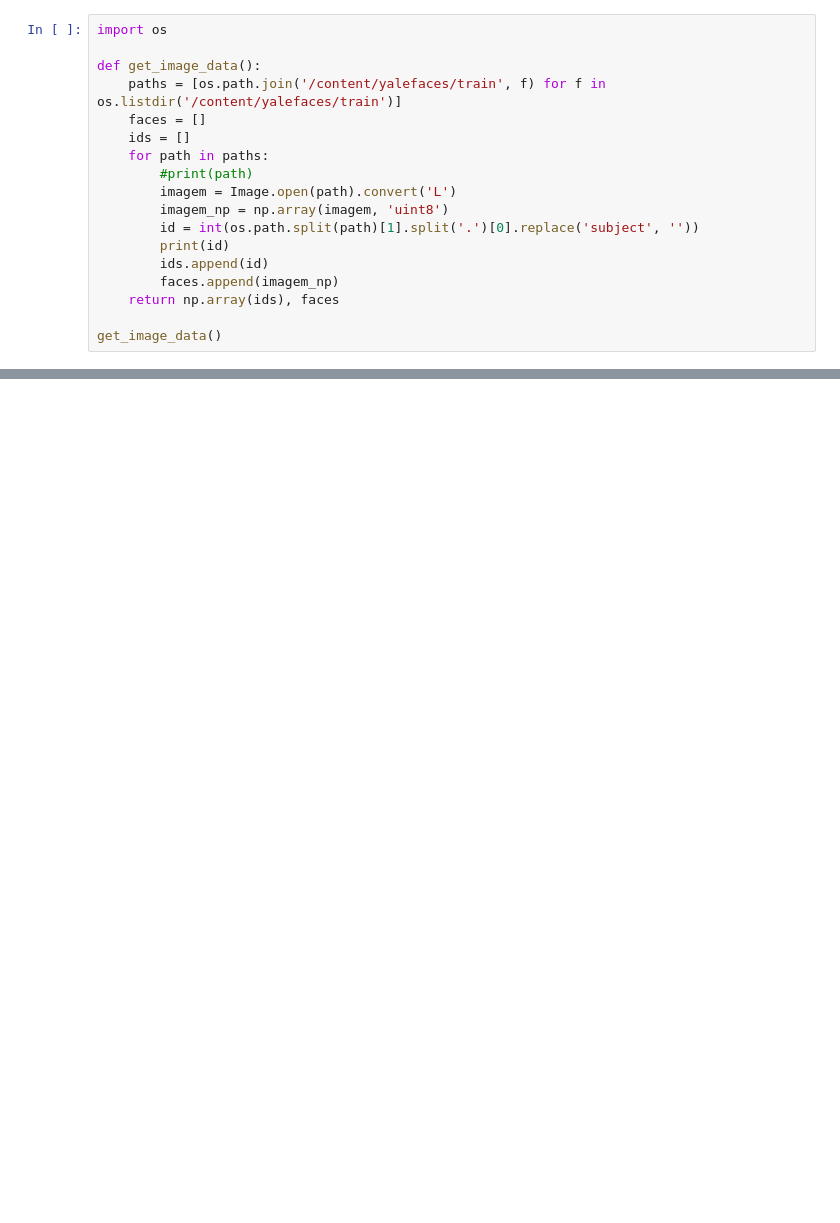
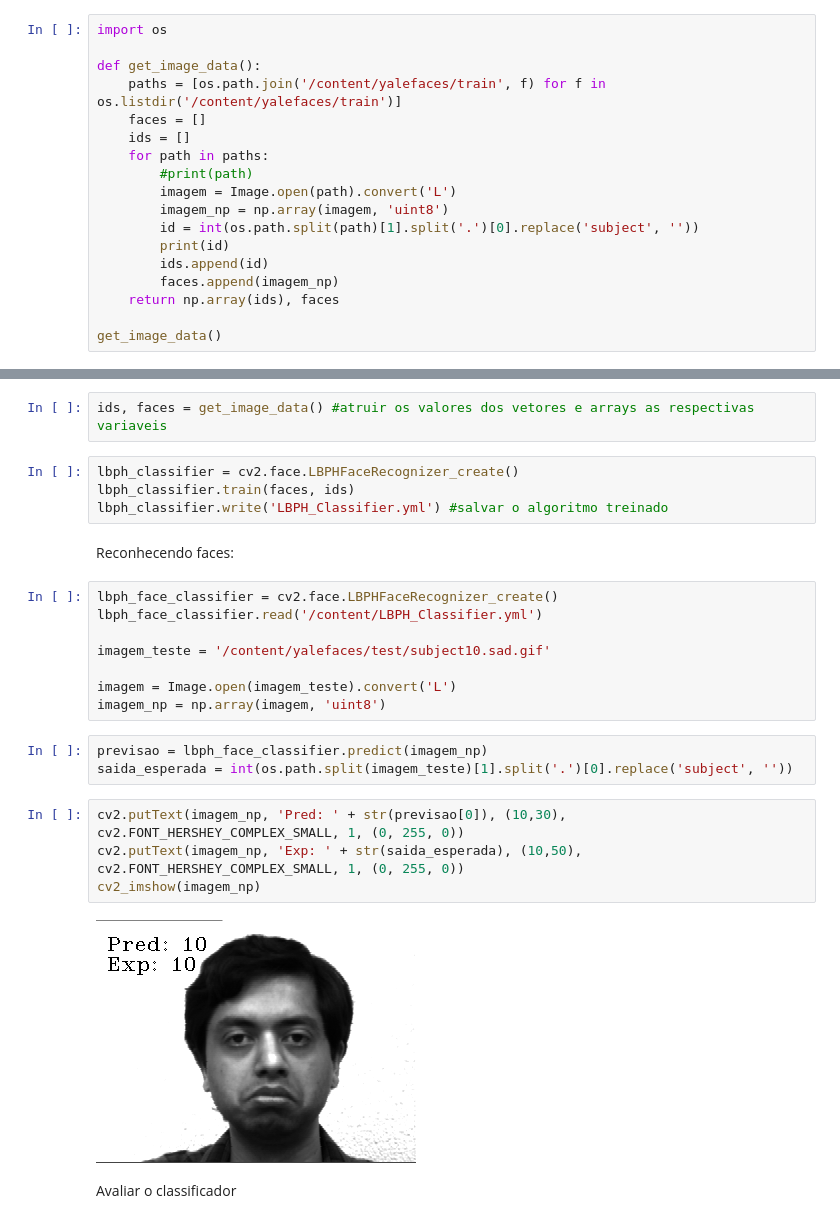
Before and after one commit to Sonryu/Computer-Vision-, a Jupyter notebook: Base_De_Dados_OpenCV_e_Dlib_LBPH.ipynb, the cells around one changed output, grey strips where cells are left out. Saved outputs shown, nothing was run; the diff lists cells and outputs as text; blank space fills up the shorter version.

```diff
--- a/Base_De_Dados_OpenCV_e_Dlib_LBPH.ipynb
+++ b/Base_De_Dados_OpenCV_e_Dlib_LBPH.ipynb
@@ -35,0 +44,27 @@ get_image_data()
+# %%
+ids, faces = get_image_data() #atruir os valores dos vetores e arrays as respectivas variaveis
+# %%
+lbph_classifier = cv2.face.LBPHFaceRecognizer_create()
+lbph_classifier.train(faces, ids)
+lbph_classifier.write('LBPH_Classifier.yml') #salvar o algoritmo treinado
+# %% [markdown]
+Reconhecendo faces:
+# %%
+lbph_face_classifier = cv2.face.LBPHFaceRecognizer_create()
+lbph_face_classifier.read('/content/LBPH_Classifier.yml')
+
+imagem_teste = '/content/yalefaces/test/subject10.sad.gif'
+
+imagem = Image.open(imagem_teste).convert('L')
+imagem_np = np.array(imagem, 'uint8')
+# %%
+previsao = lbph_face_classifier.predict(imagem_np)
+saida_esperada = int(os.path.split(imagem_teste)[1].split('.')[0].replace('subject', ''))
+# %%
+cv2.putText(imagem_np, 'Pred: ' + str(previsao[0]), (10,30), cv2.FONT_HERSHEY_COMPLEX_SMALL, 1, (0, 255, 0))
+cv2.putText(imagem_np, 'Exp: ' + str(saida_esperada), (10,50), cv2.FONT_HERSHEY_COMPLEX_SMALL, 1, (0, 255, 0))
+cv2_imshow(imagem_np)
+# %% [output]
+[figure, added]
+# %% [markdown]
+Avaliar o classificador
```
Also changed, not shown: parts of 10 cells of this notebook.
